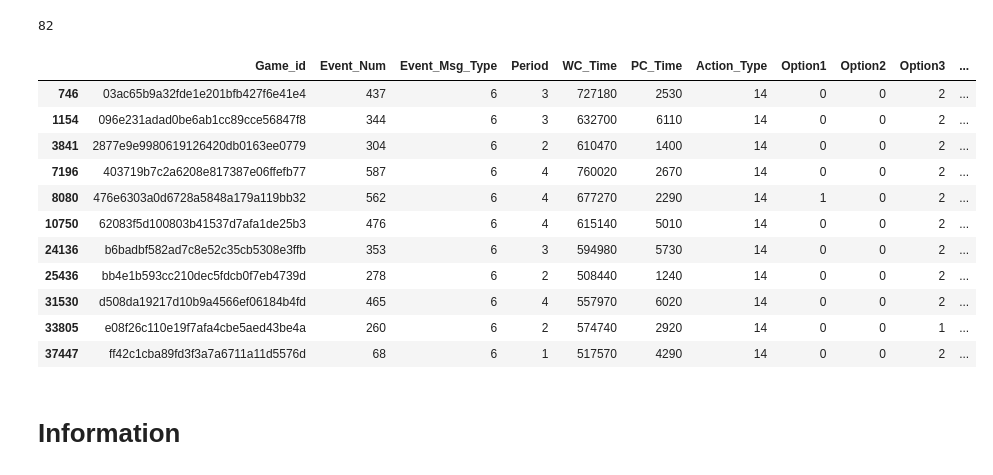
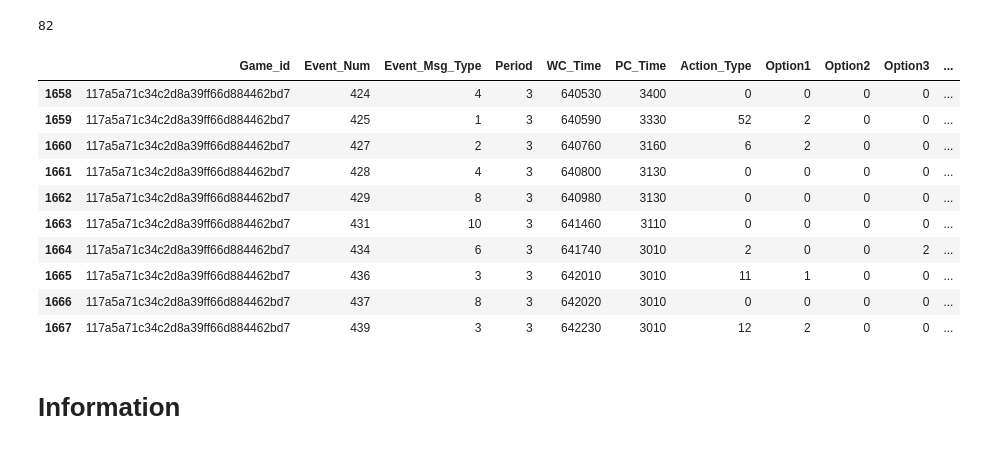
Before and after one commit to hzblacksmith/Calculating_Off_Def_Ratings, a Jupyter notebook: 2019_nba_hackathon.ipynb, the cells around one changed output. Cells and saved outputs as stored; diff of their text form; code cells hidden in the pictures.

```diff
--- a/2019_nba_hackathon.ipynb
+++ b/2019_nba_hackathon.ipynb
@@ -122,21 +128,21 @@ play_by_play['Game_id'].unique().shape[0]
 # %% [output]
 82
 # %%
-play_by_play[(play_by_play['Event_Msg_Type'] == 6) & (play_by_play['Action_Type'] == 14)]
-# play_by_play.iloc[746-5:746+5,:]
+# play_by_play[(play_by_play['Event_Msg_Type'] == 6) & (play_by_play['Action_Type'] == 14)]
+play_by_play[(play_by_play['Event_Msg_Type'] == 10)]
+play_by_play.iloc[1663-5:1663+5,:]
 # %% [output]
 |  | Game_id | Event_Num | Event_Msg_Type | Period | WC_Time | PC_Time | Action_Type | Option1 | Option2 | Option3 | ... |
-| 746 | 03ac65b9a32fde1e201bfb427f6e41e4 | 437 | 6 | 3 | 727180 | 2530 | 14 | 0 | 0 | 2 | ... |
-| 1154 | 096e231adad0be6ab1cc89cce56847f8 | 344 | 6 | 3 | 632700 | 6110 | 14 | 0 | 0 | 2 | ... |
-| 3841 | 2877e9e9980619126420db0163ee0779 | 304 | 6 | 2 | 610470 | 1400 | 14 | 0 | 0 | 2 | ... |
-| 7196 | 403719b7c2a6208e817387e06ffefb77 | 587 | 6 | 4 | 760020 | 2670 | 14 | 0 | 0 | 2 | ... |
-| 8080 | 476e6303a0d6728a5848a179a119bb32 | 562 | 6 | 4 | 677270 | 2290 | 14 | 1 | 0 | 2 | ... |
-| 10750 | 62083f5d100803b41537d7afa1de25b3 | 476 | 6 | 4 | 615140 | 5010 | 14 | 0 | 0 | 2 | ... |
-| 24136 | b6badbf582ad7c8e52c35cb5308e3ffb | 353 | 6 | 3 | 594980 | 5730 | 14 | 0 | 0 | 2 | ... |
-| 25436 | bb4e1b593cc210dec5fdcb0f7eb4739d | 278 | 6 | 2 | 508440 | 1240 | 14 | 0 | 0 | 2 | ... |
-| 31530 | d508da19217d10b9a4566ef06184b4fd | 465 | 6 | 4 | 557970 | 6020 | 14 | 0 | 0 | 2 | ... |
-| 33805 | e08f26c110e19f7afa4cbe5aed43be4a | 260 | 6 | 2 | 574740 | 2920 | 14 | 0 | 0 | 1 | ... |
-| 37447 | ff42c1cba89fd3f3a7a6711a11d5576d | 68 | 6 | 1 | 517570 | 4290 | 14 | 0 | 0 | 2 | ... |
+| 1658 | 117a5a71c34c2d8a39ff66d884462bd7 | 424 | 4 | 3 | 640530 | 3400 | 0 | 0 | 0 | 0 | ... |
+| 1659 | 117a5a71c34c2d8a39ff66d884462bd7 | 425 | 1 | 3 | 640590 | 3330 | 52 | 2 | 0 | 0 | ... |
+| 1660 | 117a5a71c34c2d8a39ff66d884462bd7 | 427 | 2 | 3 | 640760 | 3160 | 6 | 2 | 0 | 0 | ... |
+| 1661 | 117a5a71c34c2d8a39ff66d884462bd7 | 428 | 4 | 3 | 640800 | 3130 | 0 | 0 | 0 | 0 | ... |
+| 1662 | 117a5a71c34c2d8a39ff66d884462bd7 | 429 | 8 | 3 | 640980 | 3130 | 0 | 0 | 0 | 0 | ... |
+| 1663 | 117a5a71c34c2d8a39ff66d884462bd7 | 431 | 10 | 3 | 641460 | 3110 | 0 | 0 | 0 | 0 | ... |
+| 1664 | 117a5a71c34c2d8a39ff66d884462bd7 | 434 | 6 | 3 | 641740 | 3010 | 2 | 0 | 0 | 2 | ... |
+| 1665 | 117a5a71c34c2d8a39ff66d884462bd7 | 436 | 3 | 3 | 642010 | 3010 | 11 | 1 | 0 | 0 | ... |
+| 1666 | 117a5a71c34c2d8a39ff66d884462bd7 | 437 | 8 | 3 | 642020 | 3010 | 0 | 0 | 0 | 0 | ... |
+| 1667 | 117a5a71c34c2d8a39ff66d884462bd7 | 439 | 3 | 3 | 642230 | 3010 | 12 | 2 | 0 | 0 | ... |
 # %% [markdown]
 # Information
 # %% [markdown]
```
Also changed, not shown: parts of 8 cells of this notebook.
